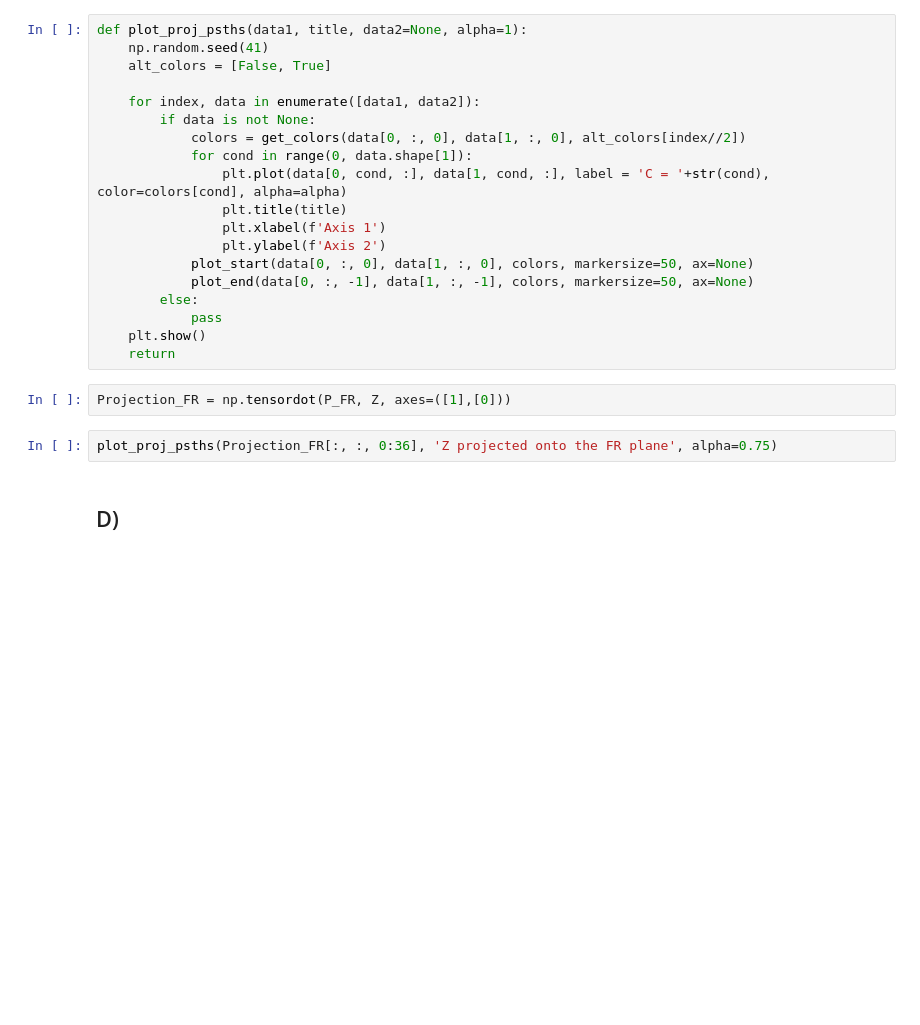
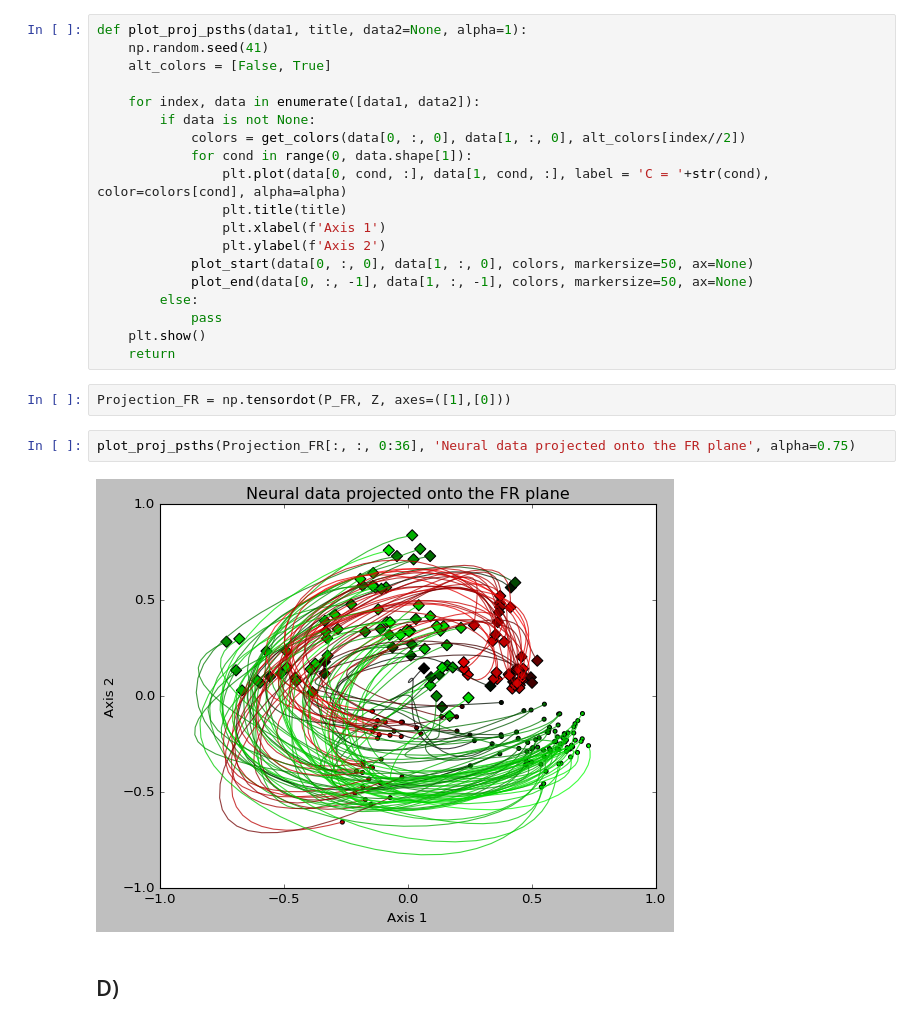
Before and after one commit to ofs416/Brain_Machine_Interfaces, a Jupyter notebook: Coursework_1/code.ipynb, the cells around one changed output. Saved outputs shown, nothing was run; the diff lists cells and outputs as text; blank space fills up the shorter version.

```diff
--- a/Coursework_1/code.ipynb
+++ b/Coursework_1/code.ipynb
@@ -269,7 +316,9 @@ def plot_proj_psths(data1, title, data2=None, alpha=1):
 # %%
 Projection_FR = np.tensordot(P_FR, Z, axes=([1],[0]))
 # %%
-plot_proj_psths(Projection_FR[:, :, 0:36], 'Z projected onto the FR plane', alpha=0.75)
+plot_proj_psths(Projection_FR[:, :, 0:36], 'Neural data projected onto the FR plane', alpha=0.75)
+# %% [output]
+[figure, added]
 # %% [markdown]
 ## D)
 # %%
```
Also changed, not shown: parts of 23 cells of this notebook, 8 other files.
